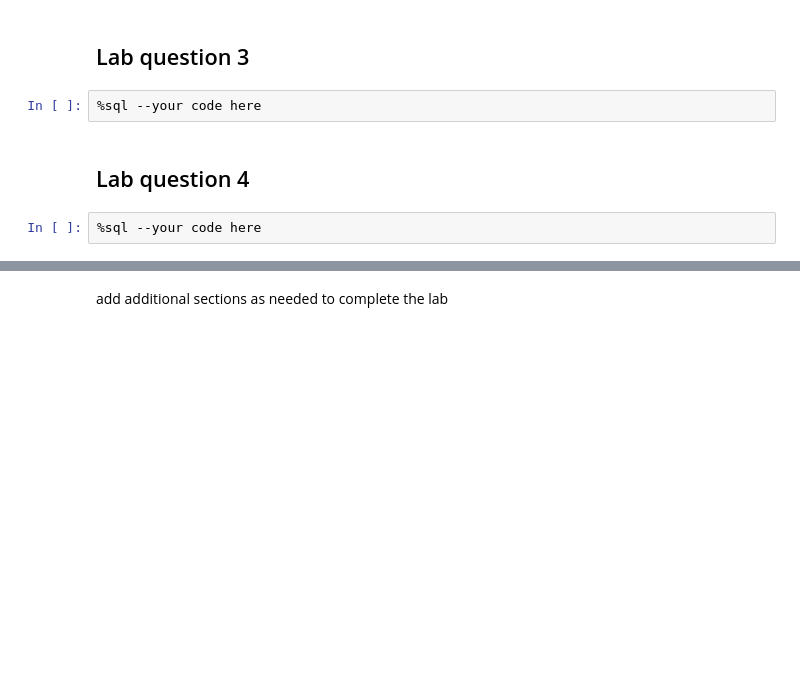
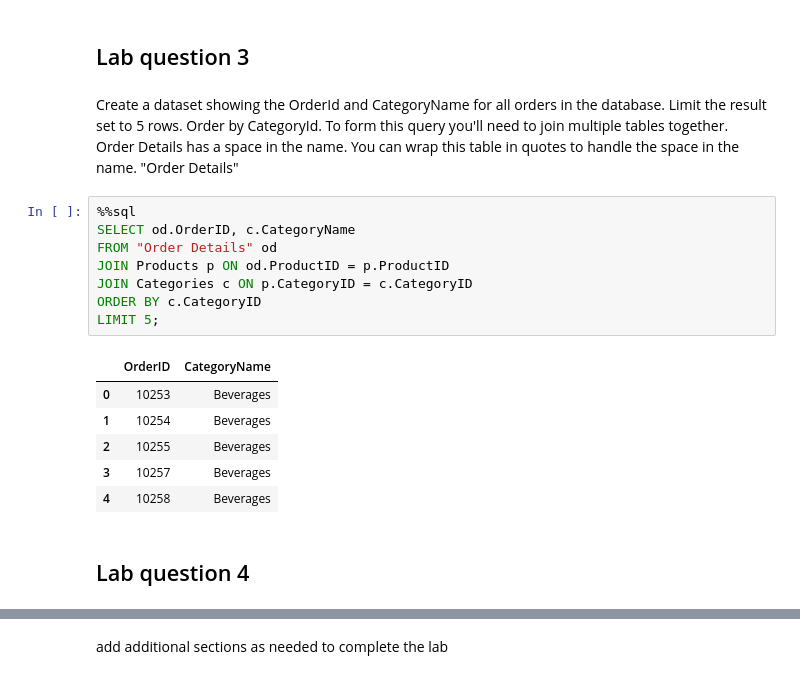
Before and after one commit to joonhahaileypark/joonhahaileypark, a Jupyter notebook: labs/de_lab_1_Joonha_Park.ipynb, the cells around one changed output, grey strips where cells are left out. Drawn from its saved outputs; the diff is of its cells as text; blank space fills up the shorter version.

```diff
--- a/labs/de_lab_1_Joonha_Park.ipynb
+++ b/labs/de_lab_1_Joonha_Park.ipynb
@@ -74,8 +103,22 @@ products
 # %% [markdown]
 ## Lab question 3
-# %%
-%sql --your code here
+# %% [markdown]
+Create a dataset showing the OrderId and CategoryName for all orders in the database. Limit the result set to 5 rows. Order by CategoryId.
+To form this query you'll need to join multiple tables together. Order Details has a space in the name. You can wrap this table in quotes to handle the space in the name. "Order Details"
+# %%
+%%sql
+SELECT od.OrderID, c.CategoryName
+FROM "Order Details" od
+JOIN Products p ON od.ProductID = p.ProductID
+JOIN Categories c ON p.CategoryID = c.CategoryID
+ORDER BY c.CategoryID
+LIMIT 5;
+# %% [output]
+|  | OrderID | CategoryName |
+| 0 | 10253 | Beverages |
+| 1 | 10254 | Beverages |
+| 2 | 10255 | Beverages |
+| 3 | 10257 | Beverages |
+| 4 | 10258 | Beverages |
 # %% [markdown]
 ## Lab question 4
-# %%
-%sql --your code here
```
Also changed, not shown: parts of 32 cells of this notebook.
